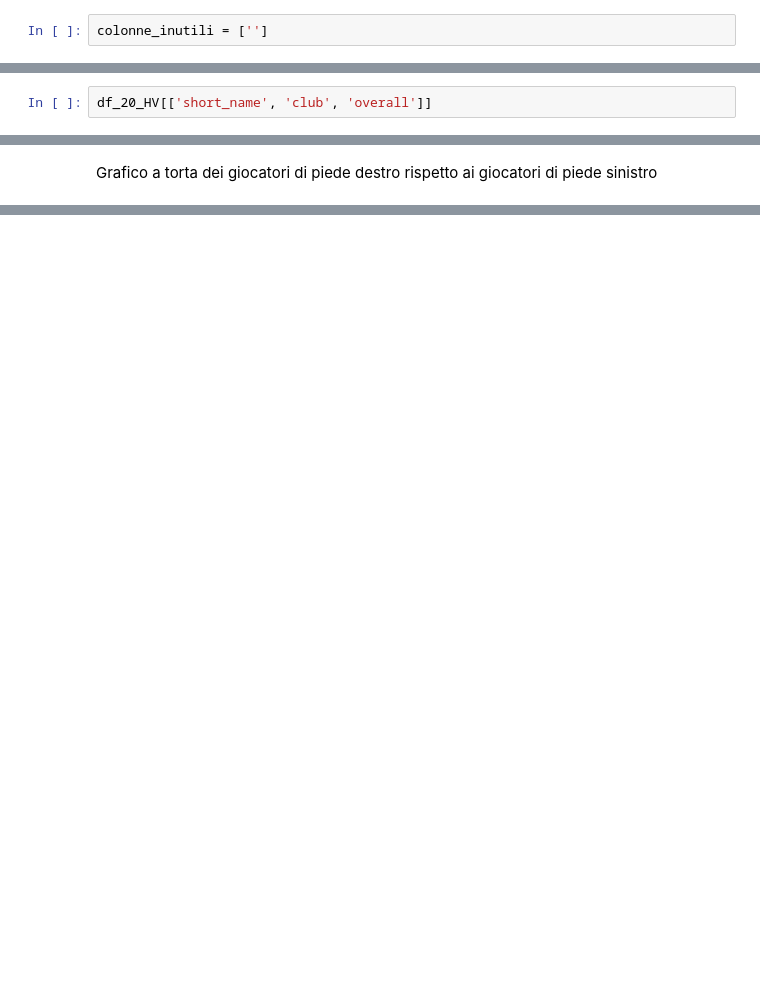
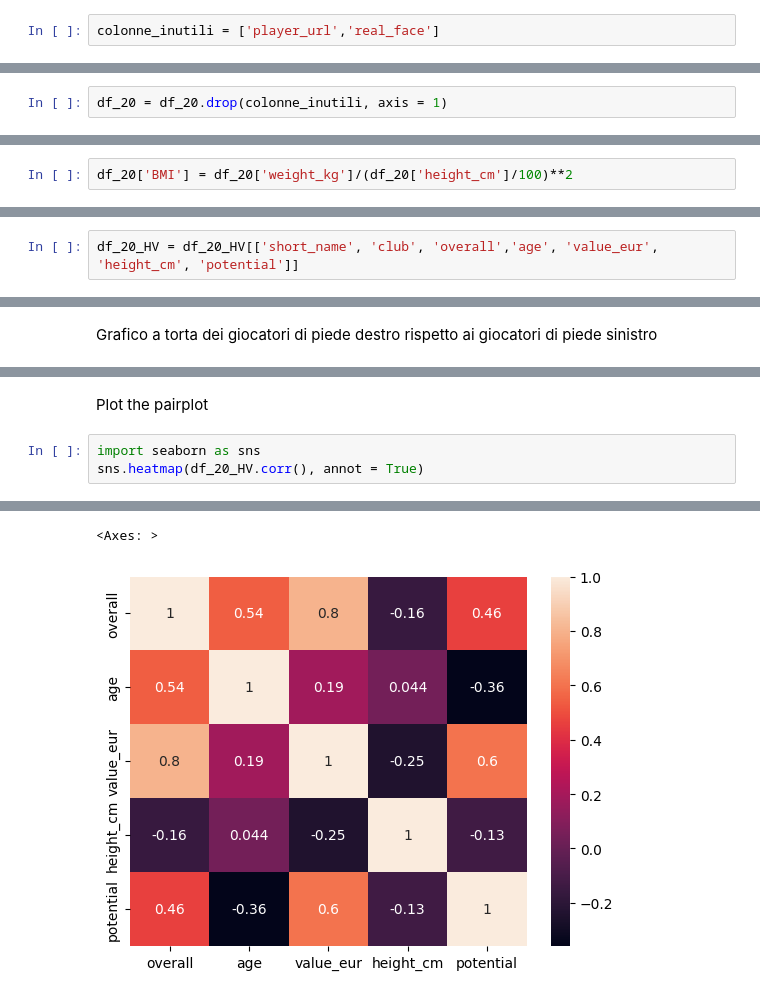
Before and after one commit to Finardiprof/Python, a Jupyter notebook: Fifa_data_HW.ipynb, the cells around one changed output, grey strips where cells are left out. Saved outputs shown, nothing was run; the diff lists cells and outputs as text; blank space fills up the shorter version.

```diff
--- a/Fifa_data_HW.ipynb
+++ b/Fifa_data_HW.ipynb
@@ -74,6 +92,8 @@ print(colonne)
 # %% [markdown]
 ## Data Preprocessing
 # %%
-colonne_inutili = ['']
+colonne_inutili = ['player_url','real_face']
 # %% [markdown]
 Utilizza il comando .drop() per eliminare le colonne
+# %%
+df_20 = df_20.drop(colonne_inutili, axis = 1)
@@ -79,0 +107,2 @@ Utilizza il comando .drop() per eliminare le colonne
+# %%
+df_20['BMI'] = df_20['weight_kg']/(df_20['height_cm']/100)**2
@@ -85,6 +144,6 @@ df_20_HV = df_20.query('club == "Hellas Verona"')
 # %% [markdown]
 Selezionare solo alcune colonne del dataframe, esempio "short_name",  "club", "overall"
 # %%
-df_20_HV[['short_name', 'club', 'overall']]
+df_20_HV = df_20_HV[['short_name', 'club', 'overall','age', 'value_eur', 'height_cm', 'potential']]
 # %% [markdown]
 Selezionare solamente i giocatori mancini del Real Madrid
@@ -116,0 +226,6 @@ Grafico a torta dei giocatori di piede destro rispetto ai giocatori di piede sin
+# %% [markdown]
+Plot the pairplot
+# %%
+import seaborn as sns
+sns.heatmap(df_20_HV.corr(), annot = True)
+# %% [output]
@@ -116,0 +233,2 @@ Grafico a torta dei giocatori di piede destro rispetto ai giocatori di piede sin
+<Axes: >
+[figure, added]
```
Also changed, not shown: parts of 21 cells of this notebook.
